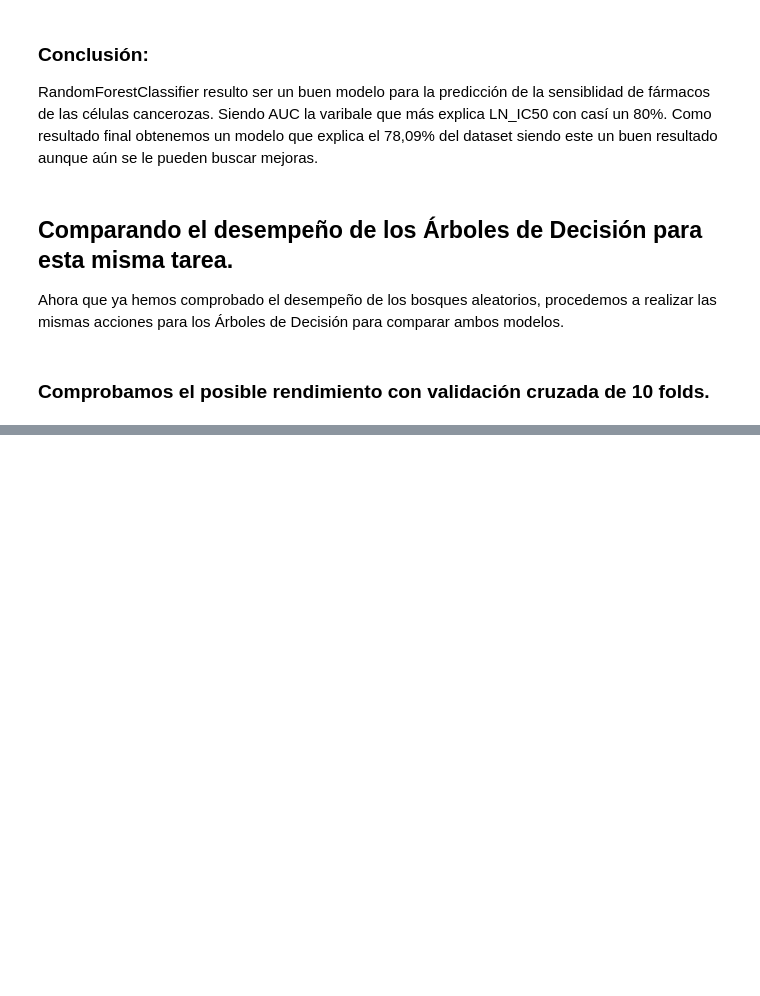
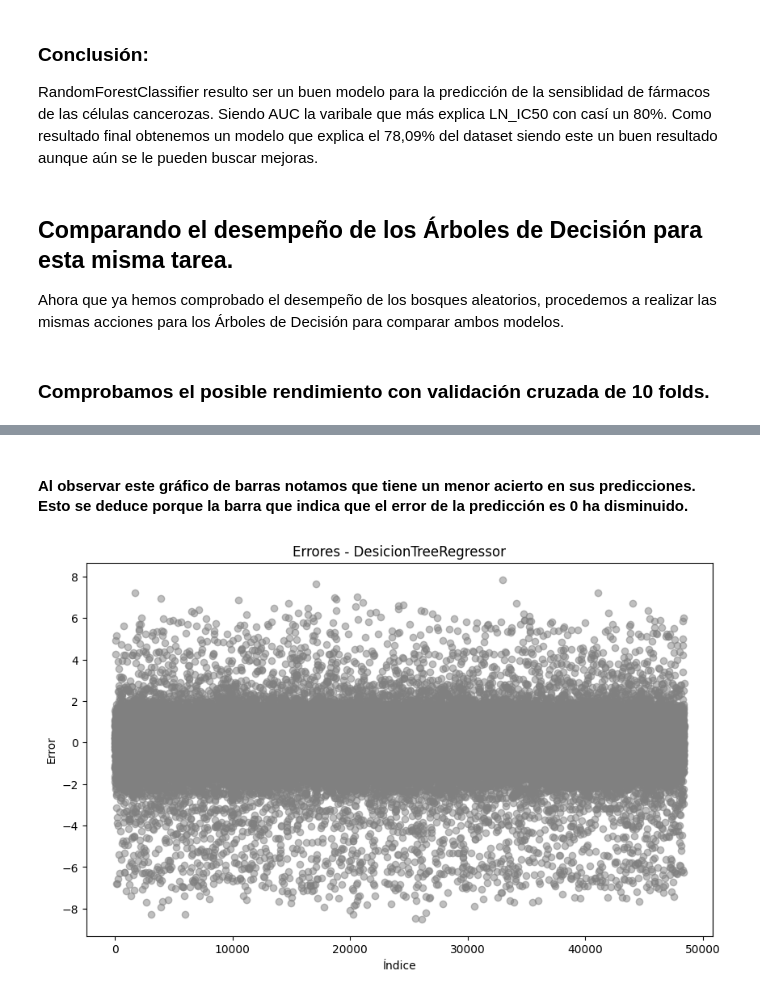
Before and after one commit to juancaalcaraz/RandomForest4-sensibilidad-farmacologicaad, a Jupyter notebook: RadomForest4sensibilidadFarmacológica.ipynb, the cells around one changed output, grey strips where cells are left out. Drawn from its saved outputs; the diff is of its cells as text; code cells hidden in the pictures; blank space fills up the shorter version.

```diff
--- a/RadomForest4sensibilidadFarmacológica.ipynb
+++ b/RadomForest4sensibilidadFarmacológica.ipynb
@@ -460,0 +544,12 @@ print("Puntuación promedio para DecisionTree: ", scores.mean())
+# %% [markdown]
+#### Al observar este gráfico de barras notamos que tiene un menor acierto en sus predicciones. Esto se deduce porque la barra que indica que el error de la predicción es 0 ha disminuido.
+# %%
+# Graficar errores en un gráfico de dispersión
+plt.figure(figsize=(10,6))
+plt.scatter(range(len(errors_tree)), errors_tree, color='gray', alpha=0.5)
+plt.title('Errores - DesicionTreeRegressor')
+plt.xlabel('Índice')
+plt.ylabel('Error')
+plt.show()
+# %% [output]
+[figure, added]
```
Also changed, not shown: parts of 13 cells of this notebook.
